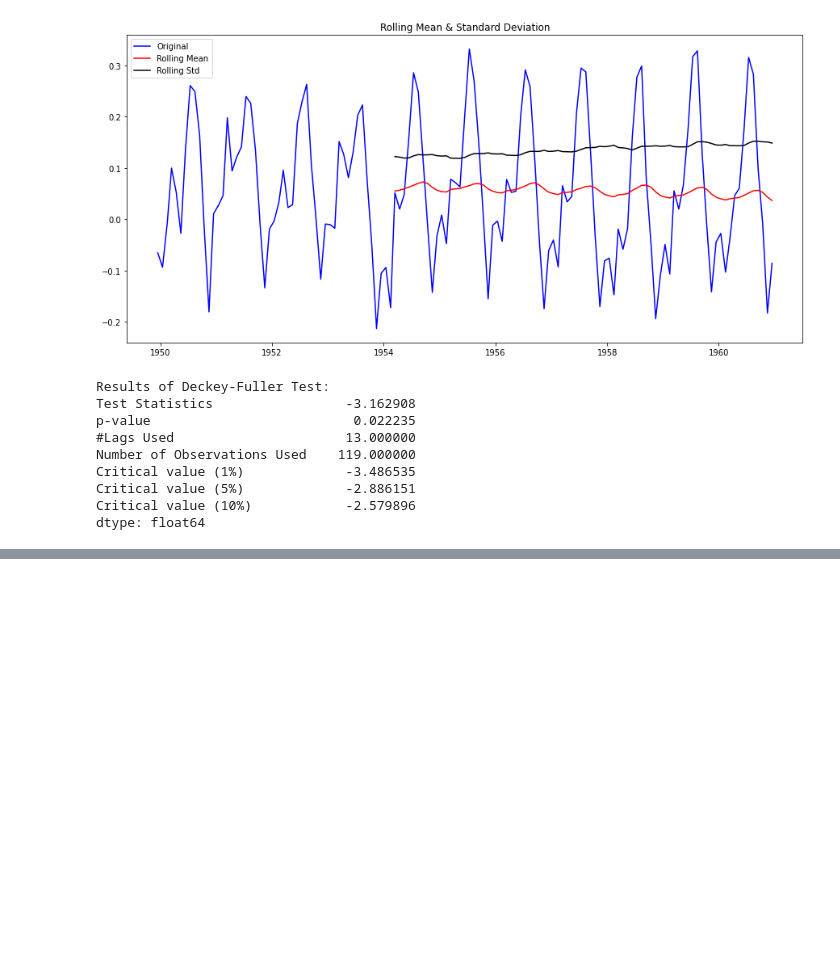
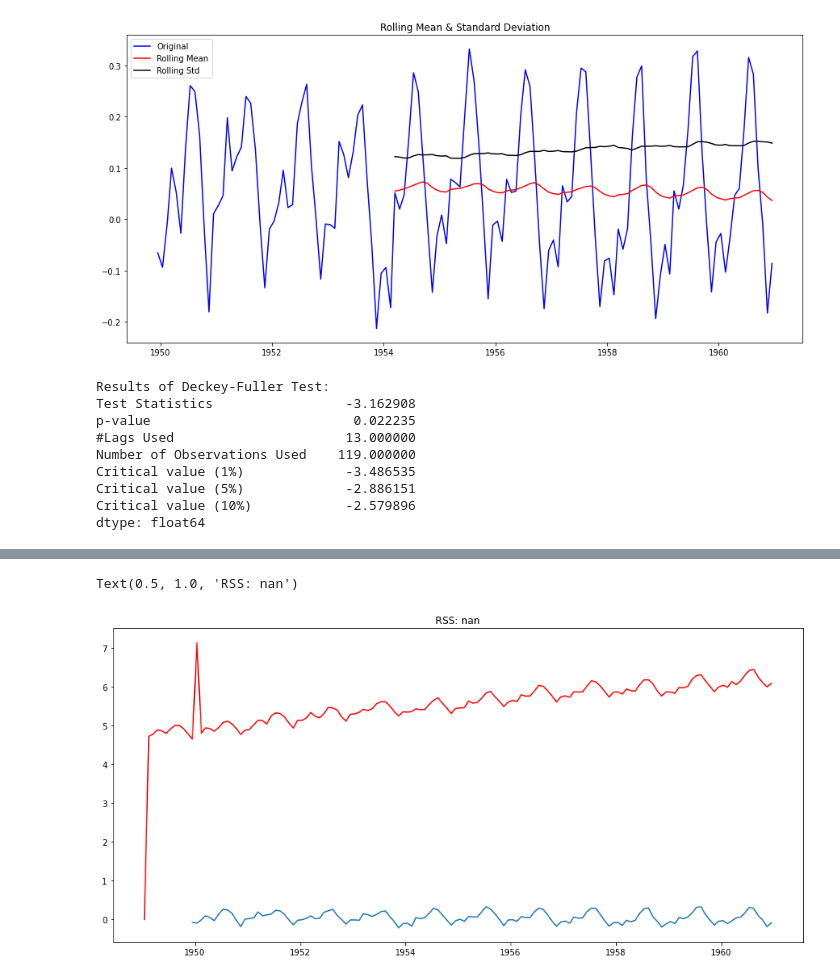
Before and after one commit to mrazzaqe/Machine-Learing, a Jupyter notebook: timeseriesanalysis.ipynb, the cells around one changed output, grey strips where cells are left out. Drawn from its saved outputs; the diff is of its cells as text; code cells hidden in the pictures; blank space fills up the shorter version.

```diff
--- a/timeseriesanalysis.ipynb
+++ b/timeseriesanalysis.ipynb
@@ -249,0 +265,14 @@ statinarity.
+# %%
+from statsmodels.tsa.arima.model import ARIMA
+from statsmodels.tsa.arima.model import ARIMAResults
+from statsmodels.tsa.statespace.sarimax import SARIMAX
+
+
+model = SARIMAX(ts_log, order=(0,1,1),seasonal_order =(2, 1, 1, 12))
+result_ARIMA = model.fit()
+plt.plot(ts_log_mv_diff)
+plt.plot(result_ARIMA.fittedvalues, color='red')
+plt.title("RSS: %.4f" %sum((result_ARIMA.fittedvalues[1:]- ts_log_mv_diff)**2))
+# %% [output]
+Text(0.5, 1.0, 'RSS: nan')
+[figure, added]
```
Also changed, not shown: parts of 6 cells of this notebook, 5 other files.
